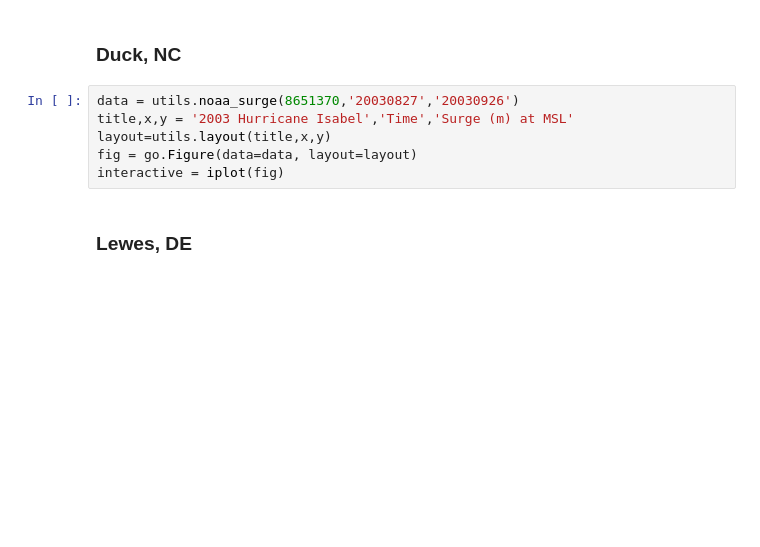
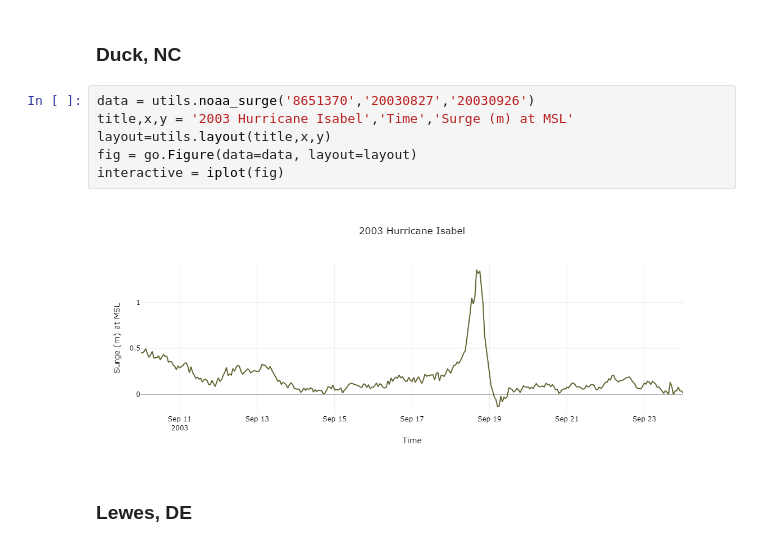
Before and after one commit to Rezaie/Flood_lab_notebooks, a Jupyter notebook: notebooks/notebook_afterCF.ipynb, the cells around one changed output. Saved outputs shown, nothing was run; the diff lists cells and outputs as text; blank space fills up the shorter version.

```diff
--- a/notebooks/notebook_afterCF.ipynb
+++ b/notebooks/notebook_afterCF.ipynb
@@ -156,11 +149,13 @@ interactive = iplot(fig)
 # %% [markdown]
 ### Duck, NC
 # %%
-data = utils.noaa_surge(8651370,'20030827','20030926')
+data = utils.noaa_surge('8651370','20030827','20030926')
 title,x,y = '2003 Hurricane Isabel','Time','Surge (m) at MSL'
 layout=utils.layout(title,x,y)
 fig = go.Figure(data=data, layout=layout)
 interactive = iplot(fig)
+# %% [output]
+[figure, added]
 # %% [markdown]
 ### Lewes, DE
 # %%
```
Also changed, not shown: parts of 10 cells of this notebook.
